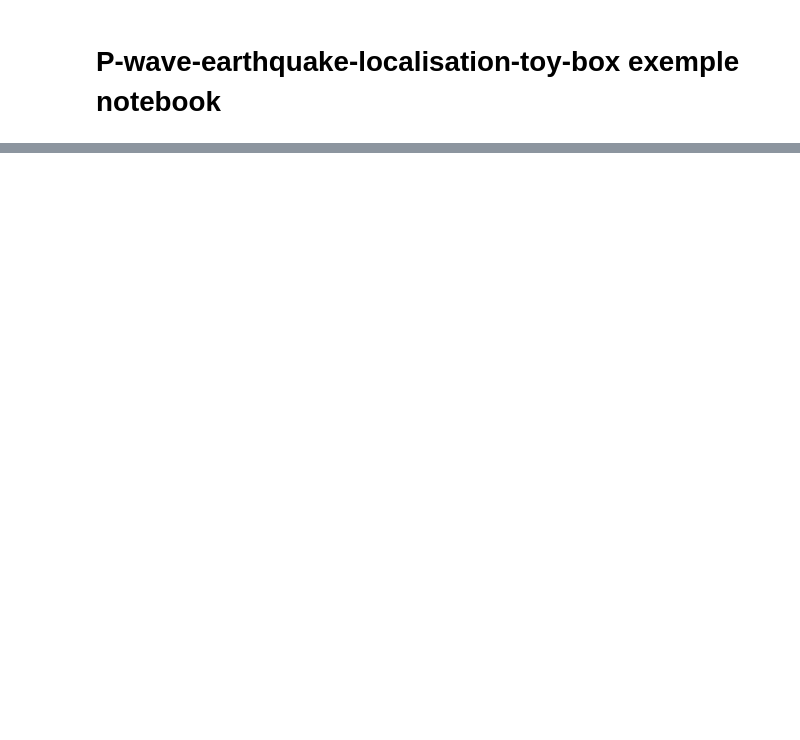
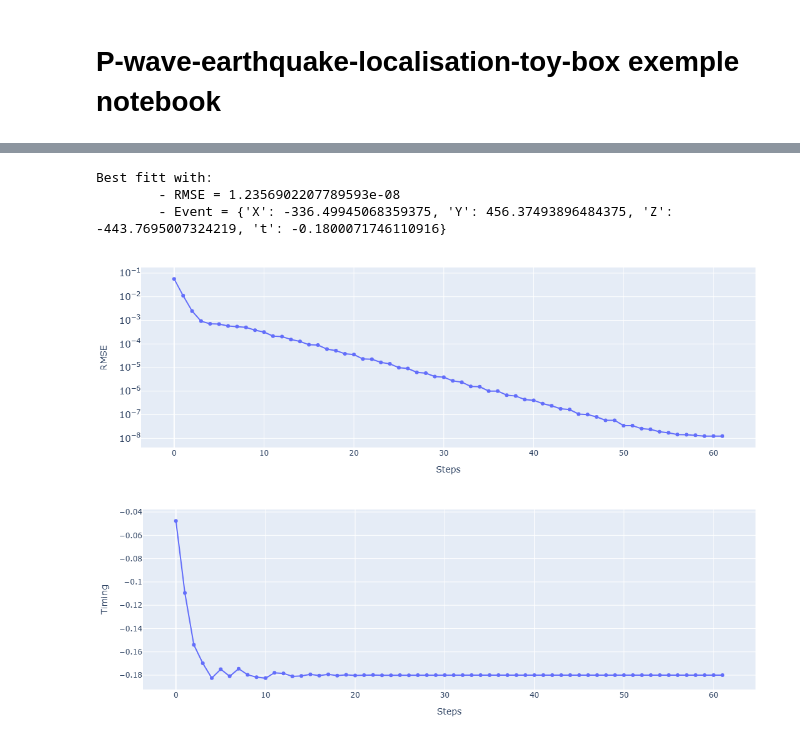
Before and after one commit to MatthieuNougaret/P-wave-earthquake-localisation-toy-box, a Jupyter notebook: python-solvers/demo.ipynb, the cells around one changed output, grey strips where cells are left out. Drawn from its saved outputs; the diff is of its cells as text; code cells hidden in the pictures; blank space fills up the shorter version.

Commit message:
Add deepening grid solver

```diff
--- a/python-solvers/demo.ipynb
+++ b/python-solvers/demo.ipynb
@@ -129,0 +129,22 @@ Best fitt with:
+# %%
+event_best_DG, history_DG, cost_story_DG, misfit_fin_DG = deepening_grid.deepening_grid_search(
+    stations=stations_norm,
+    sampling_f=21,
+    limites=np.copy(limites),
+    depth=1001,
+    halving_rate=0.20,
+    vp=4000.0)
+
+print('Best fitt with:')
+print(f'\t- RMSE = {misfit_fin_DG}')
+print(f'\t- Event = {event_best_DG}')
+
+_ = graphics.history_2d(cost_story_DG, 'RMSE', log_y=True)
+_ = graphics.history_2d(history_DG[:, 3], 'Timing')
+_ = graphics.history_3d(history_DG[:, :3], stations_norm)
+# %% [output]
+Best fitt with:
+        - RMSE = 1.2356902207789593e-08
+        - Event = {'X': -336.49945068359375, 'Y': 456.37493896484375, 'Z': -443.7695007324219, 't': -0.1800071746110916}
+[figure, added]
+[figure, added]
```
Also changed, not shown: parts of 6 cells of this notebook, 5 other files.
